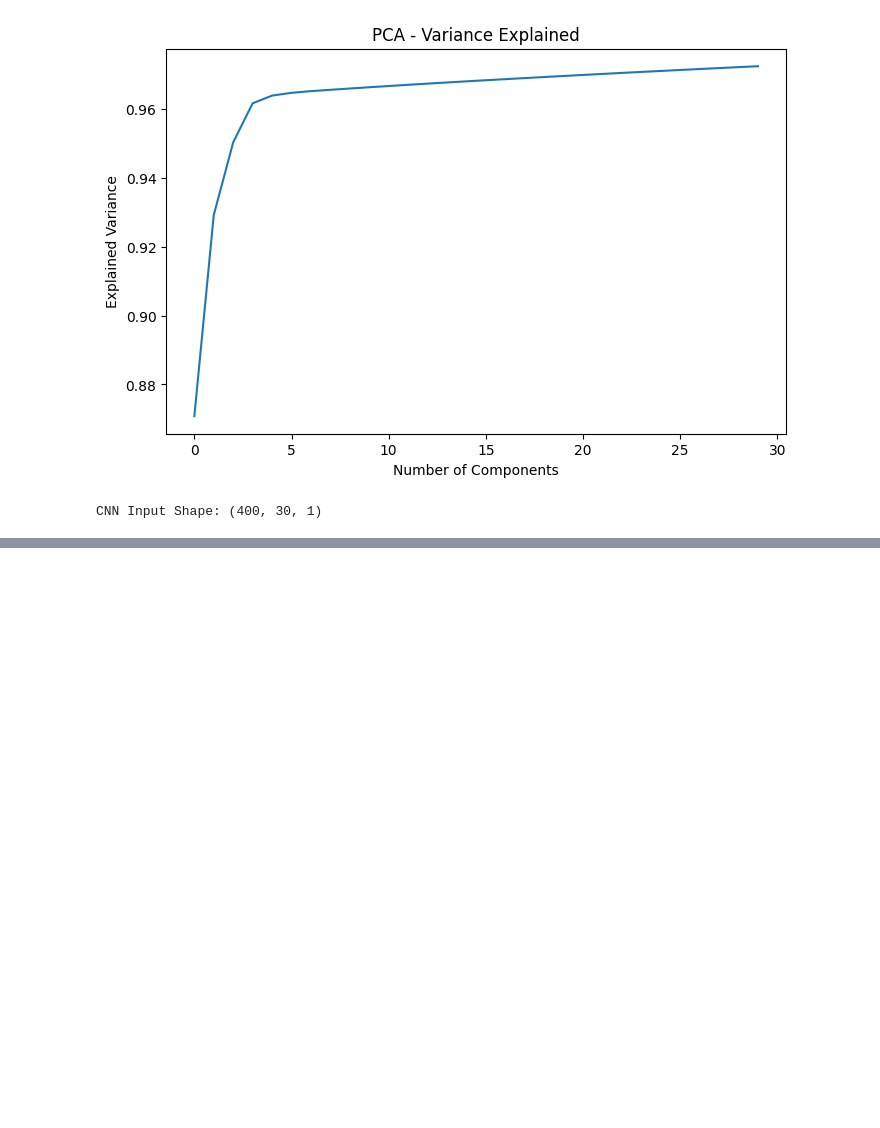
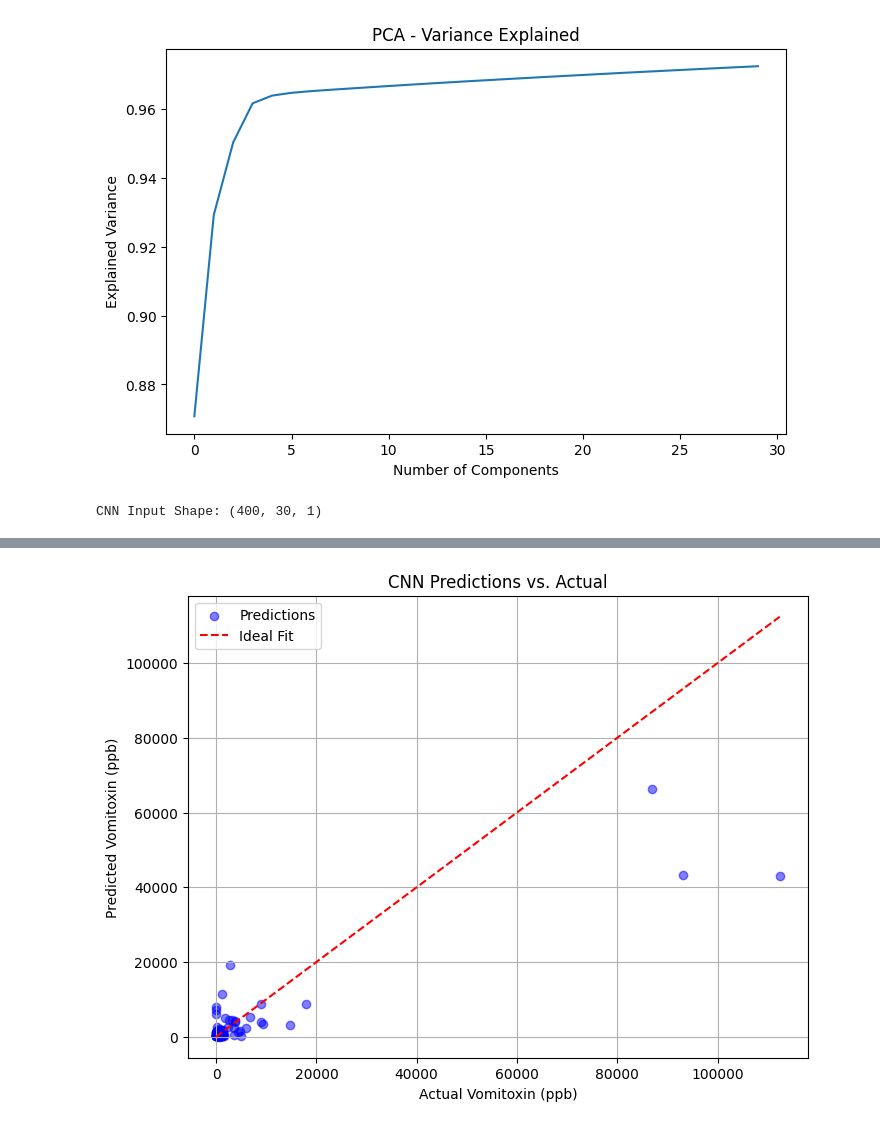
Before and after one commit to abinesh211-py/Machine-Learning-projects, a Jupyter notebook: Mltask/mlTask1.ipynb, the cells around one changed output, grey strips where cells are left out. Saved outputs shown, nothing was run; the diff lists cells and outputs as text; code cells hidden in the pictures; blank space fills up the shorter version.

```diff
--- a/Mltask/mlTask1.ipynb
+++ b/Mltask/mlTask1.ipynb
@@ -196,3 +203,15 @@ plt.show()
+# %%
+plt.figure(figsize=(8, 6))
+plt.scatter(y_test, y_pred, alpha=0.5, color="blue", label="Predictions")
+plt.plot([min(y_test), max(y_test)], [min(y_test), max(y_test)], color='red', linestyle='--', label="Ideal Fit")  # Diagonal line
+plt.xlabel("Actual Vomitoxin (ppb)")
+plt.ylabel("Predicted Vomitoxin (ppb)")
+plt.title("CNN Predictions vs. Actual")
+plt.legend()
+plt.grid()
+plt.show()
+# %% [output]
+[figure, added]
 # %%
 plt.figure(figsize=(8, 5))
 plt.plot(history.history['loss'], label="Train Loss", color="blue")
```
Also changed, not shown: parts of 5 cells of this notebook, 4 other files.
